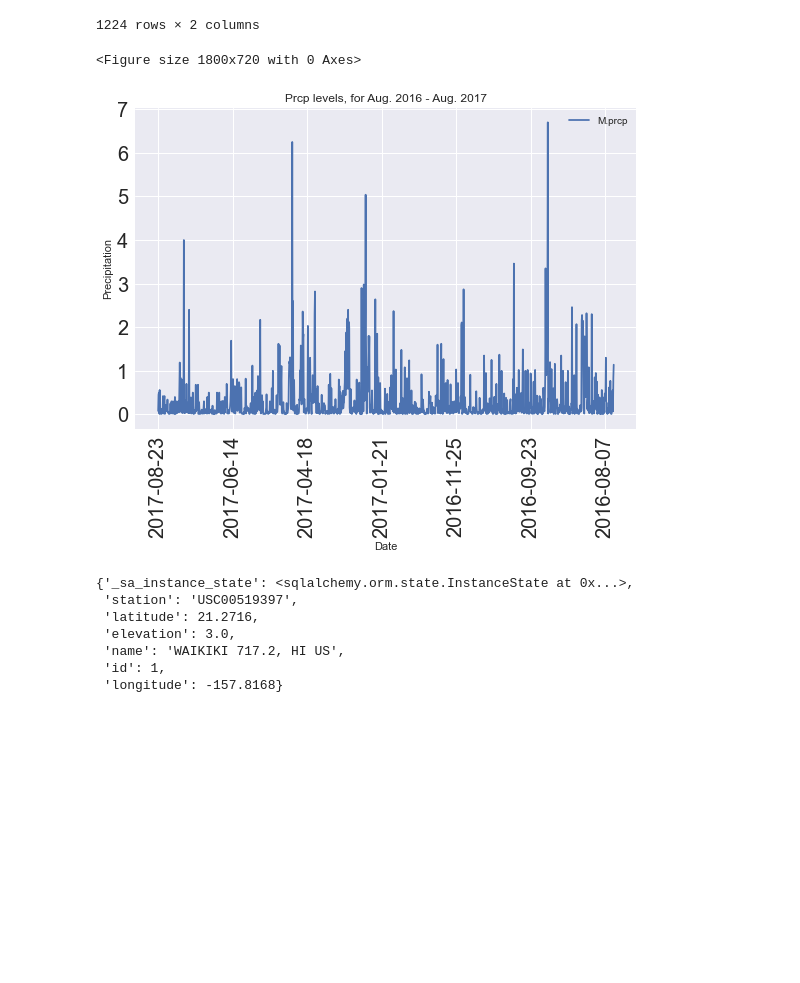
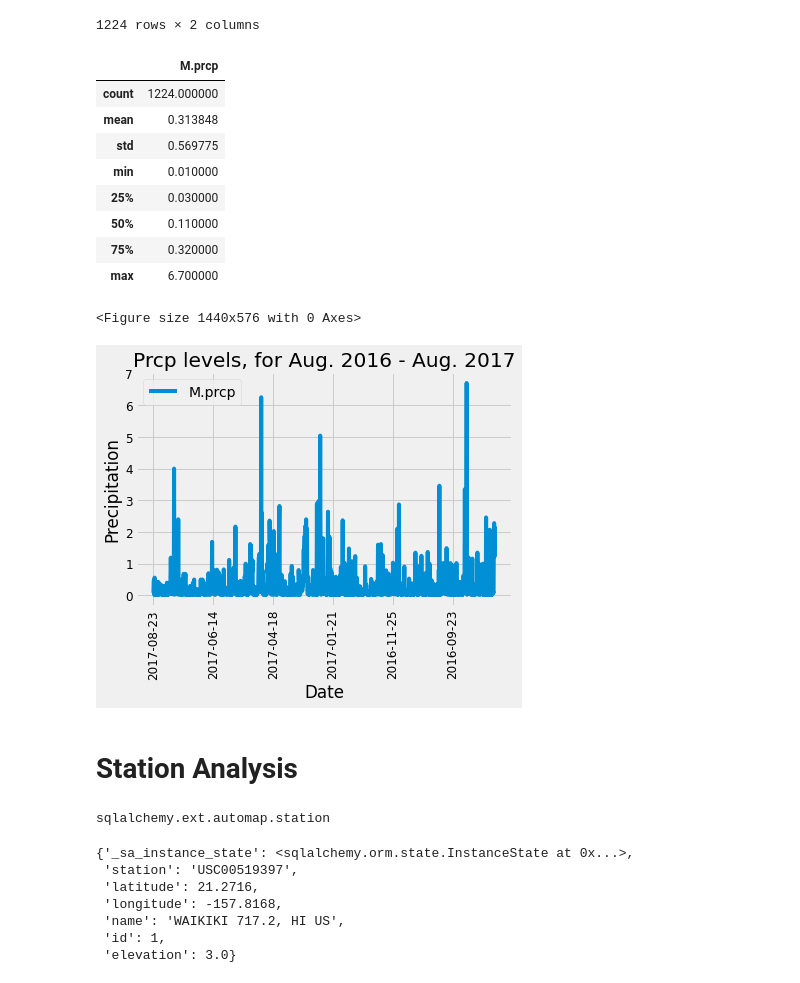
Before and after one commit to kofi-max/sqlalchemy-challenge, a Jupyter notebook: homework_solution.py-Copy1.ipynb, the cells around one changed output. Saved outputs shown, nothing was run; the diff lists cells and outputs as text; code cells hidden in the pictures; blank space fills up the shorter version.

```diff
--- a/homework_solution.py-Copy1.ipynb
+++ b/homework_solution.py-Copy1.ipynb
@@ -141,7 +144,8 @@ k = (
     session
     .query(M.date,M.prcp)
     .filter(func.strftime("%m",M.date))
-    .filter(M.date>'2016-08-01')
+    .filter(M.date>'2016-08-23')
+    .filter()
     .order_by(M.date.desc())
     .all()
 )
@@ -167,5 +171,5 @@ df
 # %%
 trim_df = df.replace(0,np.nan).dropna(axis=1,how="all")
-final_df = t.dropna(how="all")
+final_df = trim_df.dropna(how="all")
 len(final_df)
 # %% [output]
@@ -203,9 +215,22 @@ df_saved
+# %%
+df_saved.describe()
+# %% [output]
+|  | M.prcp |
+| count | 1224.000000 |
+| mean | 0.313848 |
+| std | 0.569775 |
+| min | 0.010000 |
+| 25% | 0.030000 |
+| 50% | 0.110000 |
+| 75% | 0.320000 |
+| max | 6.700000 |
 # %%
-plt.figure(figsize=(25,10))
-final_df.plot.line(title="Prcp levels, for Aug. 2016 - Aug. 2017", fontsize = 20, rot='90')
+plt.figure(figsize=(20,8))
+final_df.plot.line(title="Prcp levels, for Aug. 2016 - Aug. 2017", fontsize = 12, rot='90')
 plt.xlabel("Date")
 plt.ylabel("Precipitation")
+plt.savefig("lineplot.png",bbox_inches='tight',pad_inches=1)
 plt.show()
 # %% [output]
-<Figure size 1800x720 with 0 Axes>
+<Figure size 1440x576 with 0 Axes>
-[figure, old version]
+[figure, new version]
@@ -214,9 +237,14 @@ final_df = pd.DataFrame({'Date':['2016-08-23','2016-10-01','2016-11-09','2016-12
+# %% [markdown]
+# Station Analysis
 # %%
 # Assign the station class to a variable called `Station`
-Station = Base.classes.station
+S = Base.classes.station
+S
+# %% [output]
+sqlalchemy.ext.automap.station
 # %%
 # Query table and get first row
-first_row = session.query(Station).first()
+first_row = session.query(S).first()
 
 # Print row as a dictionary
 first_row.__dict__
@@ -224,7 +252,7 @@ first_row.__dict__
 {'_sa_instance_state': <sqlalchemy.orm.state.InstanceState at 0x...>,
  'station': 'USC00519397',
  'latitude': 21.2716,
- 'elevation': 3.0,
+ 'longitude': -157.8168,
  'name': 'WAIKIKI 717.2, HI US',
  'id': 1,
- 'longitude': -157.8168}
+ 'elevation': 3.0}
```
Also changed, not shown: parts of 42 cells of this notebook.
